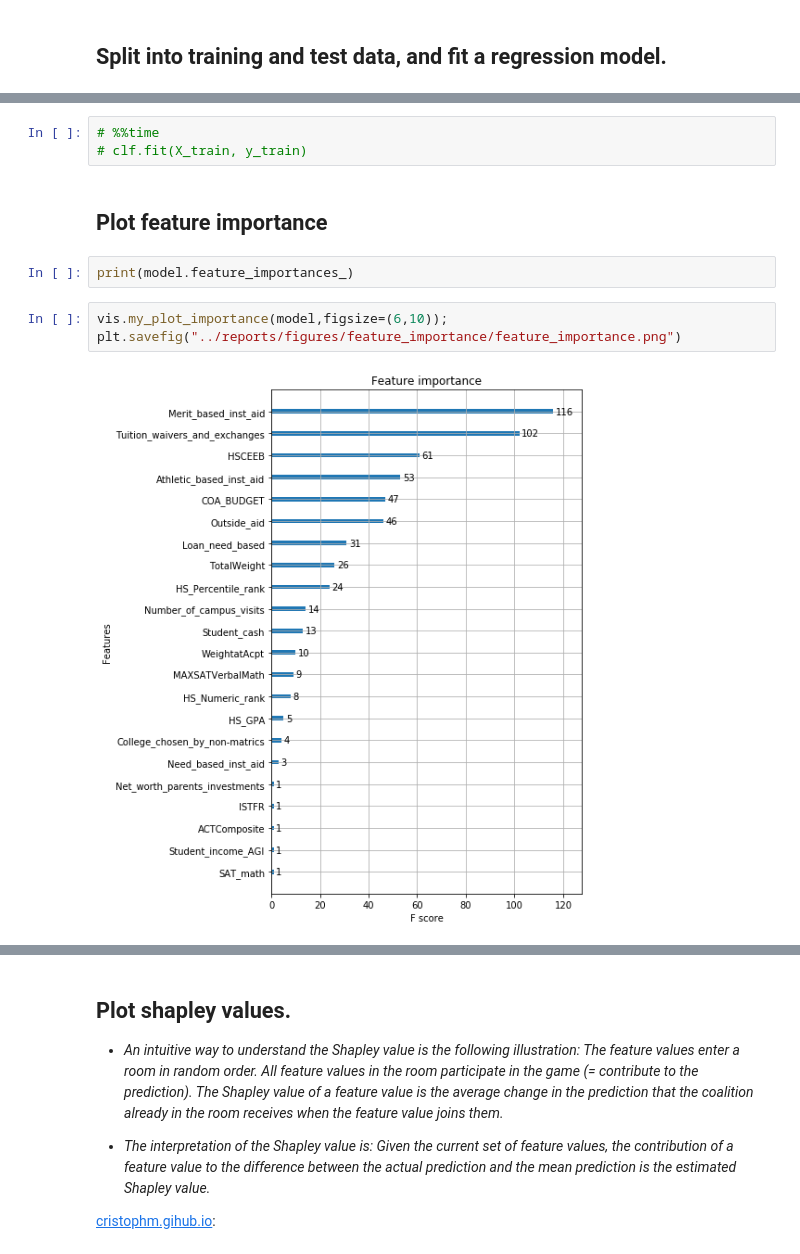
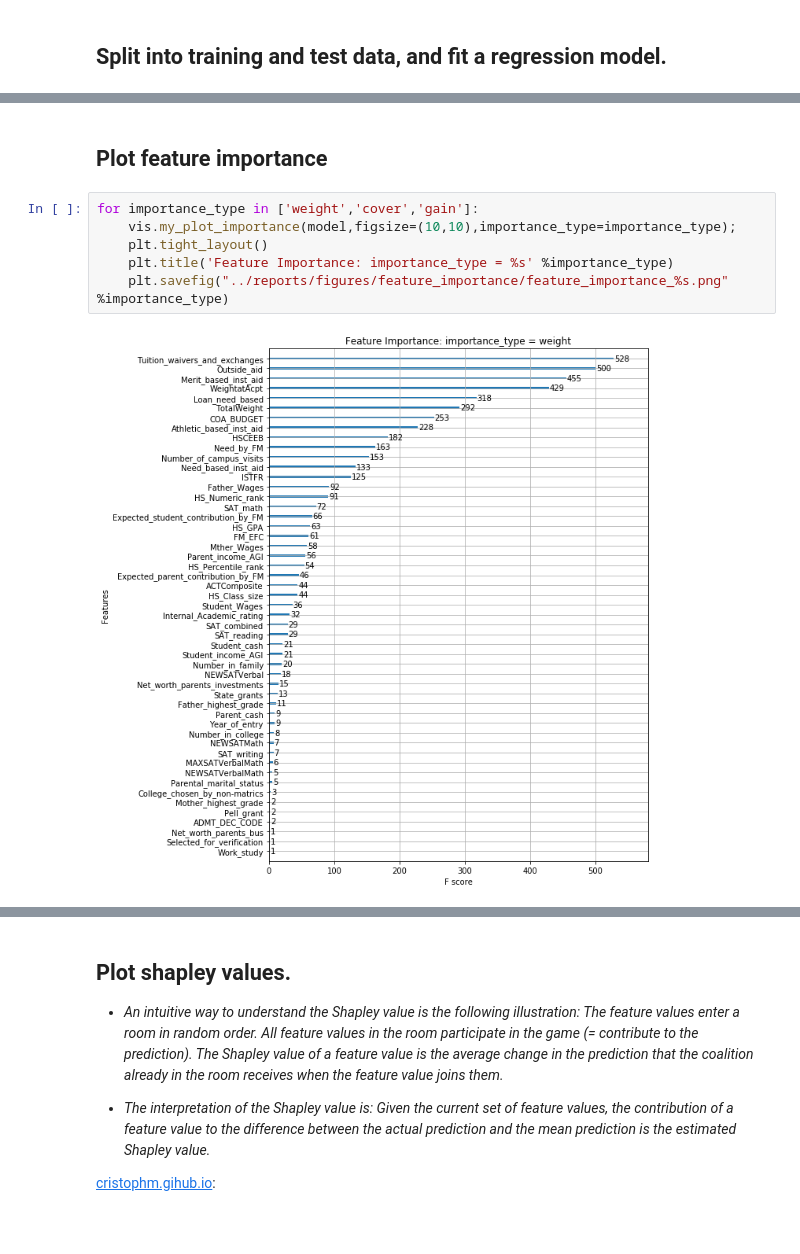
Before and after one commit to stibbs1998/Siena-Admissions-Internship, a Jupyter notebook: notebooks/014-st-feature_importance.ipynb, the cells around one changed output, grey strips where cells are left out. Drawn from its saved outputs; the diff is of its cells as text; blank space fills up the shorter version.

```diff
--- a/notebooks/014-st-feature_importance.ipynb
+++ b/notebooks/014-st-feature_importance.ipynb
@@ -69,12 +53,10 @@ R2 Score:  0.9934576212808314
-# %%
-# %%time
-# clf.fit(X_train, y_train)
 # %% [markdown]
 ## Plot feature importance
-# %%
-print(model.feature_importances_)
-# %%
-vis.my_plot_importance(model,figsize=(6,10));
-plt.savefig("../reports/figures/feature_importance/feature_importance.png")
-# %% [output]
-[figure, removed]
+# %%
+for importance_type in ['weight','cover','gain']:
+    vis.my_plot_importance(model,figsize=(10,10),importance_type=importance_type);
+    plt.tight_layout()
+    plt.title('Feature Importance: importance_type = %s' %importance_type)
+    plt.savefig("../reports/figures/feature_importance/feature_importance_%s.png" %importance_type)
+# %% [output]
+[figure, added]
```
Also changed, not shown: parts of 10 cells of this notebook, 2 other files.
